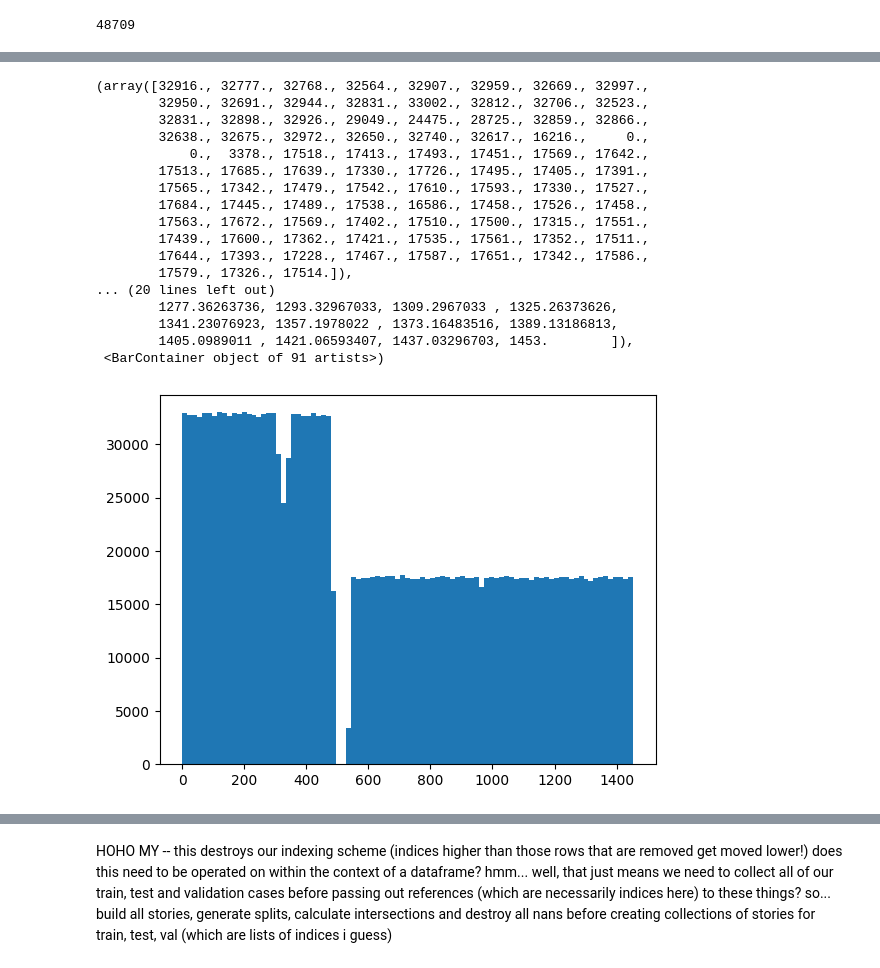
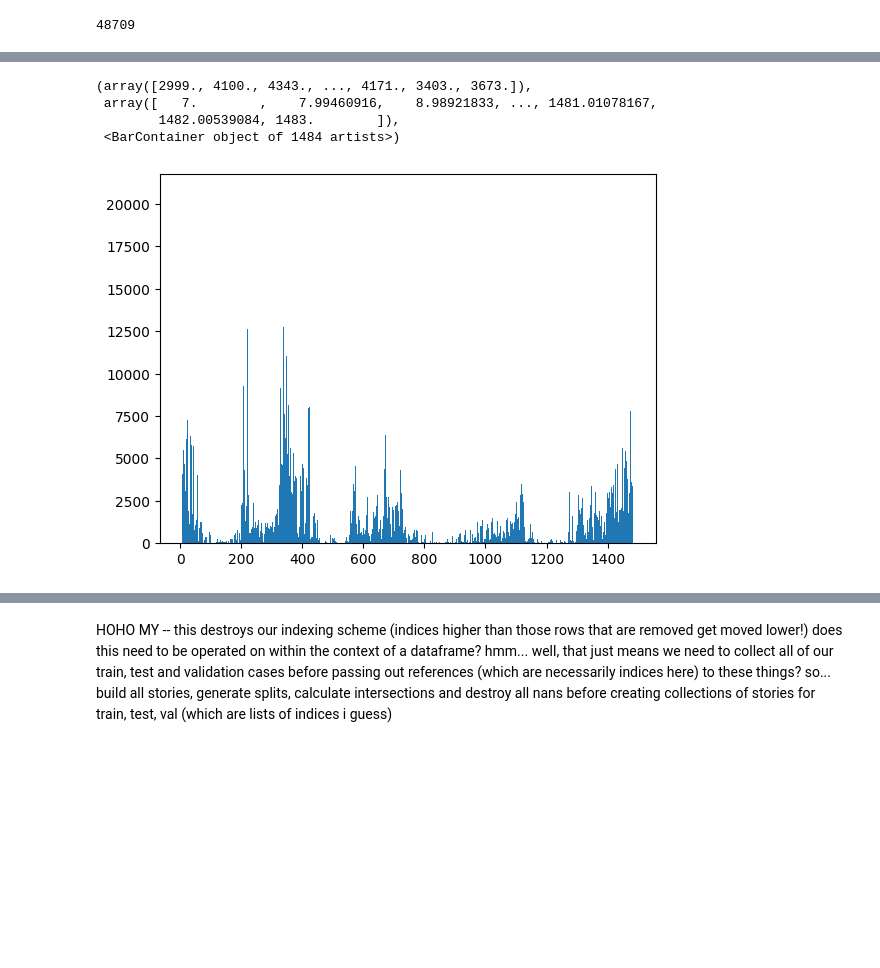
Before and after one commit to auto-d/flashpoint-detector, a Jupyter notebook: notebooks/eda.ipynb, the cells around one changed output, grey strips where cells are left out. Saved outputs shown, nothing was run; the diff lists cells and outputs as text; code cells hidden in the pictures; blank space fills up the shorter version.

Commit message:
repaired sampling

```diff
--- a/notebooks/eda.ipynb
+++ b/notebooks/eda.ipynb
@@ -526,7 +526,7 @@ time_range/temporal_step
 # %% [output]
 1484
 # %%
-lattice = np.zeros((lon_steps, lat_steps, time_steps, len(feature_ixs)))
+lattice = np.zeros((lon_steps, lat_steps, time_steps, len(feature_ixs)), dtype=np.int32)
 # %%
 gdf['conf_d'] = gdf.f_conf.apply(lambda x: 0.25 if x == 'l' else 0.5 if x == 'n' else 0.75)
 gdf['night_d'] = gdf.f_daynight.apply(lambda x: 0 if x == 'D' else 1)
@@ -786,28 +772,0 @@ SyntaxError: incomplete input (1583118000.py, line 3)
-# %%
-n_quiescent_stories = 1000000
-n_conflict_stories = 1000000
-stories = np.zeros((n_quiescent_stories + n_conflict_stories, 3), dtype=np.int32)
-
-# Build stories for the quiescent period
-
-start_ix = 0
-end_ix = ((transition_period[0]) - min_date).days
-
-print(f"Sampling {n_quiescent_stories} stories from the pre-war period ({min_date} - {transition_period[0]}, {quiescent_days} days total)")
-t_range = range(start_ix, end_ix - story_depth)
-x_range = range(0, lattice.shape[0] - story_width)
-y_range = range(0, lattice.shape[1] - story_width)
-
-for i in tqdm(range(0, n_quiescent_stories), total=n_quiescent_stories):
-    stories[i] = random_coords(x_range, y_range, t_range)
-
-# Build stories for the post-invasion period
-
-start_ix = ((transition_period[1]) - min_date).days
-end_ix = (max_date - min_date).days
-
-print(f"Sampling {n_conflict_stories} stories from the post-invasion period ({transition_period[1]} - {max_date}, {conflict_days} days total)")
-t_range = range(start_ix, end_ix - story_depth)
-
-for i in tqdm(range(i, i + n_conflict_stories), total=n_conflict_stories):
-    stories[i] = random_coords(x_range, y_range, t_range)
@@ -849,24 +807,11 @@ plt.hist(stories[:,1], bins=len(y_range))
 # %%
-plt.hist(stories[:,2], bins=int(len(t_range)/10))
+plt.hist(stories[:,2], bins=(max_date - min_date).days)
 # %% [output]
-(array([32916., 32777., 32768., 32564., 32907., 32959., 32669., 32997.,
-        32950., 32691., 32944., 32831., 33002., 32812., 32706., 32523.,
-        32831., 32898., 32926., 29049., 24475., 28725., 32859., 32866.,
-        32638., 32675., 32972., 32650., 32740., 32617., 16216.,     0.,
-            0.,  3378., 17518., 17413., 17493., 17451., 17569., 17642.,
-        17513., 17685., 17639., 17330., 17726., 17495., 17405., 17391.,
-        17565., 17342., 17479., 17542., 17610., 17593., 17330., 17527.,
-        17684., 17445., 17489., 17538., 16586., 17458., 17526., 17458.,
-        17563., 17672., 17569., 17402., 17510., 17500., 17315., 17551.,
-        17439., 17600., 17362., 17421., 17535., 17561., 17352., 17511.,
-        17644., 17393., 17228., 17467., 17587., 17651., 17342., 17586.,
-        17579., 17326., 17514.]),
-... (20 lines left out)
-        1277.36263736, 1293.32967033, 1309.2967033 , 1325.26373626,
-        1341.23076923, 1357.1978022 , 1373.16483516, 1389.13186813,
-        1405.0989011 , 1421.06593407, 1437.03296703, 1453.        ]),
- <BarContainer object of 91 artists>)
+(array([2999., 4100., 4343., ..., 4171., 3403., 3673.]),
+ array([   7.        ,    7.99460916,    8.98921833, ..., 1481.01078167,
+        1482.00539084, 1483.        ]),
+ <BarContainer object of 1484 artists>)
-[figure, old version]
+[figure, new version]
 # %%
 # We need to isolate the testing data... write a function to clean anything that intersects with a given story, then we can randomly assign stories to new stages and clean offending stuff out
 
```
Also changed, not shown: parts of 18 cells of this notebook.
